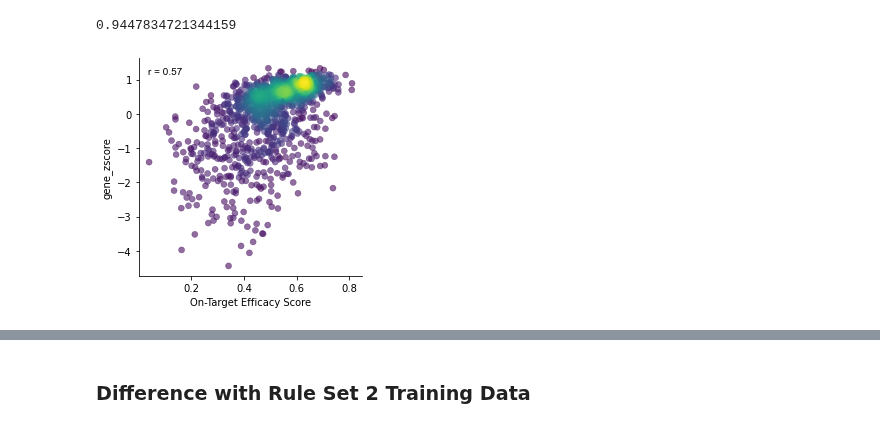
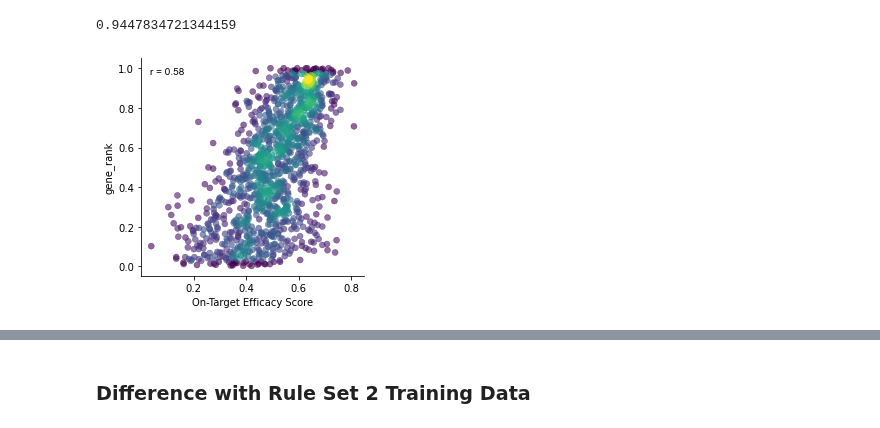
Before and after one commit to gpp-rnd/rs_dev, a Jupyter notebook: code/00_processing_Doench2014.ipynb, the cells around one changed output, grey strips where cells are left out. Saved outputs shown, nothing was run; the diff lists cells and outputs as text; code cells hidden in the pictures.

Commit message:
code (rank): revert files to rank

```diff
--- a/code/00_processing_Doench2014.ipynb
+++ b/code/00_processing_Doench2014.ipynb
@@ -76,7 +76,7 @@ for cond, df in filtered_mouse_lfcs.groupby('condition'):
     roc_aucs, _ = pool.get_roc_aucs(lfcs=df, tp_genes=[cond],
                                     fp_genes=mouse_genes[mouse_genes != cond],
                                     gene_col='Target Gene Symbol',
-                                    score_col='neg_lfc', condition_col='condition')
+                                    score_col='neg_lfc', condition_col=['condition'])
     mouse_auc_list.append(roc_aucs)
 
 
@@ -105,16 +105,17 @@ mouse_model_df_list = []
 for cond, df in filtered_mouse_lfcs.groupby('condition'):
     if cond in mouse_conditions:
         tp_sgs = df[df['Target Gene Symbol'] == cond].copy()
-        tp_sgs['gene_zscore'] = (tp_sgs.lfc - tp_sgs.lfc.mean())/tp_sgs.lfc.std()
+        tp_sgs['gene_rank'] = (tp_sgs
+                           .lfc
+                           .rank(pct=True, ascending=True))
         mouse_model_df_list.append(tp_sgs)
 mouse_model_df = pd.concat(mouse_model_df_list)
 # %%
 plt.subplots(figsize=(4,4))
-gpplot.point_densityplot(data=mouse_model_df, y='gene_zscore', x='On-Target Efficacy Score')
-gpplot.add_correlation(data=mouse_model_df, y='gene_zscore', x='On-Target Efficacy Score',
-                       method='spearman')
+gpplot.point_densityplot(data=mouse_model_df, y='gene_rank', x='On-Target Efficacy Score')
+gpplot.add_correlation(data=mouse_model_df, y='gene_rank', x='On-Target Efficacy Score')
 sns.despine()
 # %% [output]
-[figure, old version]
+[figure, new version]
 # %%
 mouse_training_data = mouse_model_df[['sgRNA Sequence', 'sgRNA Context Sequence', 'Target Gene Symbol',
```
Also changed, not shown: parts of 11 cells of this notebook, 3 other files.
